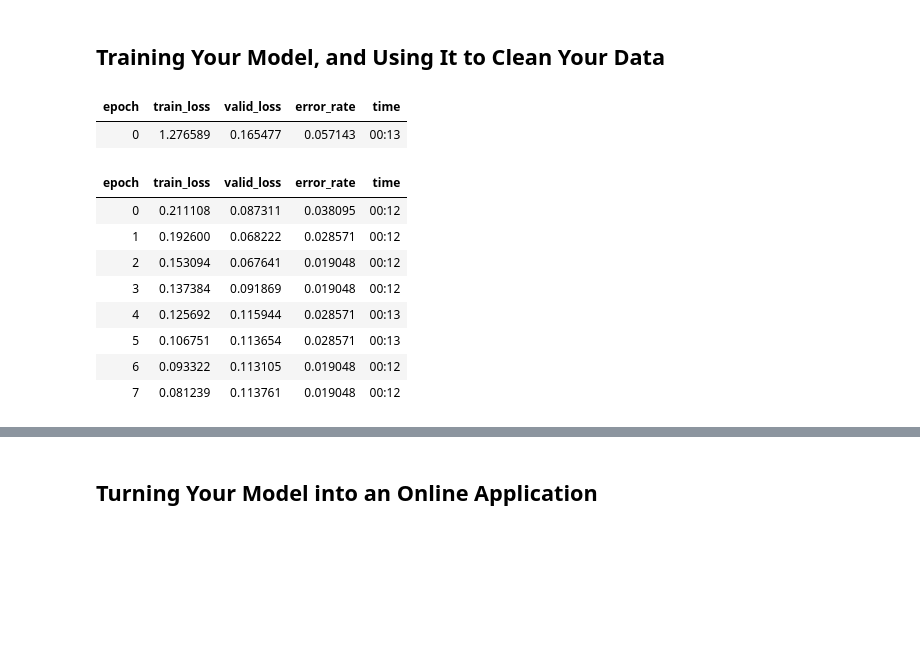
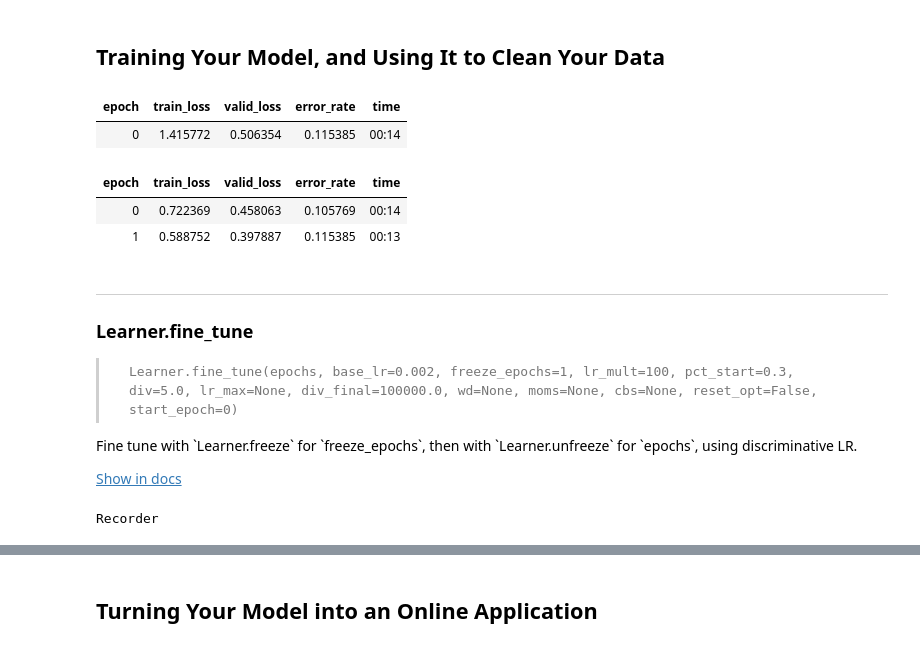
Before and after one commit to jffist/fastai22, a Jupyter notebook: clean/02_production_sandbox.ipynb, the cells around one changed output, grey strips where cells are left out. Drawn from its saved outputs; the diff is of its cells as text; code cells hidden in the pictures; blank space fills up the shorter version.

Commit message:
attempt to train model using timm

```diff
--- a/clean/02_production_sandbox.ipynb
+++ b/clean/02_production_sandbox.ipynb
@@ -116,5 +114,5 @@ bears = DataBlock(
     get_items=get_image_files,
     splitter=RandomSplitter(valid_pct=0.2, seed=42),
     get_y=parent_label,
-    item_tfms=Resize(255))
+    item_tfms=Resize(64))
 # %%
@@ -160,21 +147,27 @@ dls.train.show_batch(max_n=8, nrows=2, unique=True)
 ## Training Your Model, and Using It to Clean Your Data
 # %%
 bears = bears.new(
-    item_tfms=RandomResizedCrop(224, min_scale=0.5),
+    item_tfms=RandomResizedCrop(64, min_scale=0.5),
     batch_tfms=aug_transforms())
-dls = bears.dataloaders(path)
+dls = bears.dataloaders(path, bs=32)
 # %%
 learn = vision_learner(dls, resnet18, metrics=error_rate)
-learn.fine_tune(8)
+learn.fine_tune(2)
 # %% [output]
 | epoch | train_loss | valid_loss | error_rate | time |
-| 0 | 1.276589 | 0.165477 | 0.057143 | 00:13 |
+| 0 | 1.415772 | 0.506354 | 0.115385 | 00:14 |
 | epoch | train_loss | valid_loss | error_rate | time |
-| 0 | 0.211108 | 0.087311 | 0.038095 | 00:12 |
-| 1 | 0.192600 | 0.068222 | 0.028571 | 00:12 |
-| 2 | 0.153094 | 0.067641 | 0.019048 | 00:12 |
-| 3 | 0.137384 | 0.091869 | 0.019048 | 00:12 |
-| 4 | 0.125692 | 0.115944 | 0.028571 | 00:13 |
-| 5 | 0.106751 | 0.113654 | 0.028571 | 00:13 |
-| 6 | 0.093322 | 0.113105 | 0.019048 | 00:12 |
-| 7 | 0.081239 | 0.113761 | 0.019048 | 00:12 |
+| 0 | 0.722369 | 0.458063 | 0.105769 | 00:14 |
+| 1 | 0.588752 | 0.397887 | 0.115385 | 00:13 |
+# %%
+doc(learn.fine_tune)
+# %% [output]
+Learner.fine_tune
+Learner.fine_tune(epochs, base_lr=0.002, freeze_epochs=1, lr_mult=100, pct_start=0.3, div=5.0, lr_max=None, div_final=100000.0, wd=None, moms=None, cbs=None, reset_opt=False, start_epoch=0)
+Fine tune with `Learner.freeze` for `freeze_epochs`, then with `Learner.unfreeze` for `epochs`, using discriminative LR.
+Show in docs
+# %%
+metrics = learn.recorder
+metrics
+# %% [output]
+Recorder
```
Also changed, not shown: parts of 50 cells of this notebook, 2 other files.
